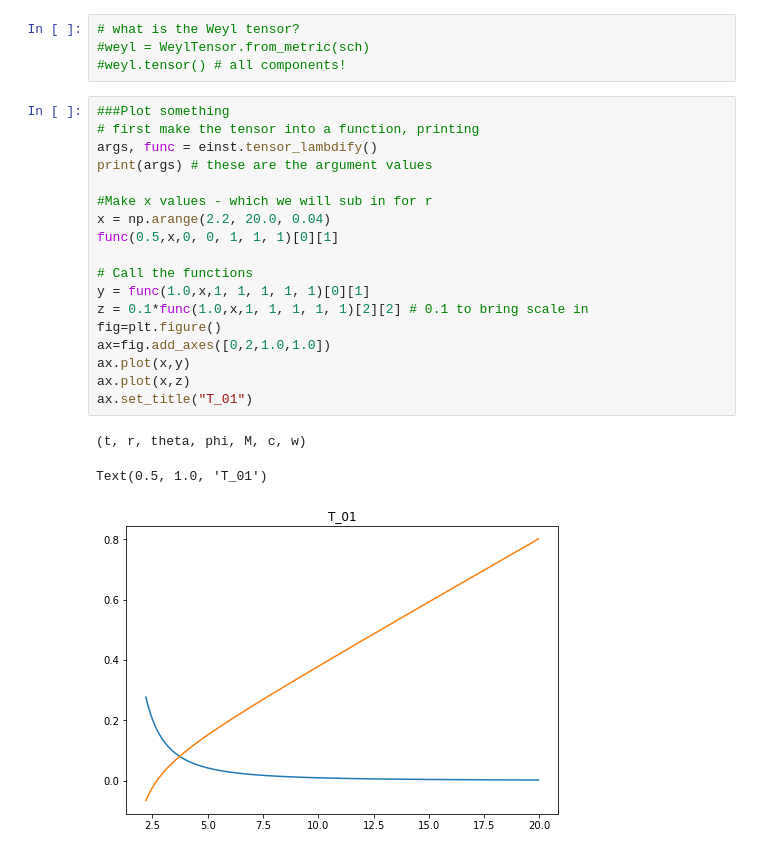
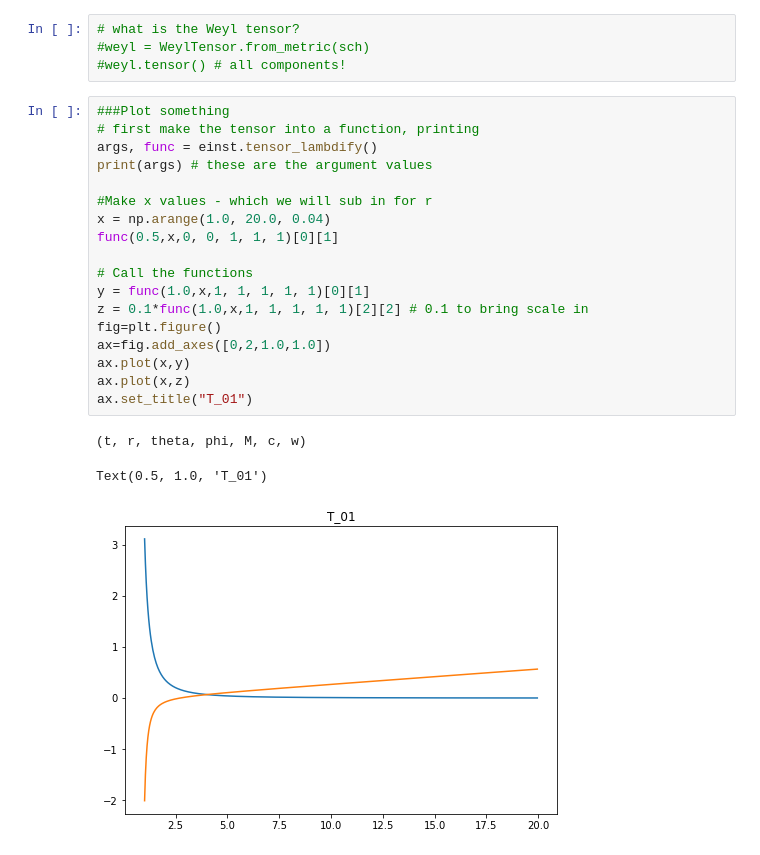
Before and after one commit to tomandersen/jupyter, a Jupyter notebook: tannenbaum - Schw - sin(t).ipynb, the cells around one changed output. Saved outputs shown, nothing was run; the diff lists cells and outputs as text.

```diff
--- a/tannenbaum - Schw - sin(t).ipynb
+++ b/tannenbaum - Schw - sin(t).ipynb
@@ -48,22 +56,22 @@ $\displaystyle \left[\begin{matrix}0 & \frac{M w \sin{\left(2 t w \right)}}{r \l
 # %%
 ###Plot something
 # first make the tensor into a function, printing
 args, func = einst.tensor_lambdify()
 print(args) # these are the argument values
 
 #Make x values - which we will sub in for r
-x = np.arange(2.2, 20.0, 0.04)
+x = np.arange(1.0, 20.0, 0.04)
 func(0.5,x,0, 0, 1, 1, 1)[0][1]
 
 # Call the functions
 y = func(1.0,x,1, 1, 1, 1, 1)[0][1]
 z = 0.1*func(1.0,x,1, 1, 1, 1, 1)[2][2] # 0.1 to bring scale in
 fig=plt.figure()
 ax=fig.add_axes([0,2,1.0,1.0])
 ax.plot(x,y)
 ax.plot(x,z)
 ax.set_title("T_01")
 # %% [output]
 (t, r, theta, phi, M, c, w)
 Text(0.5, 1.0, 'T_01')
-[figure, old version]
+[figure, new version]
```
Also changed, not shown: parts of 1 cell of this notebook, 3 other files.
